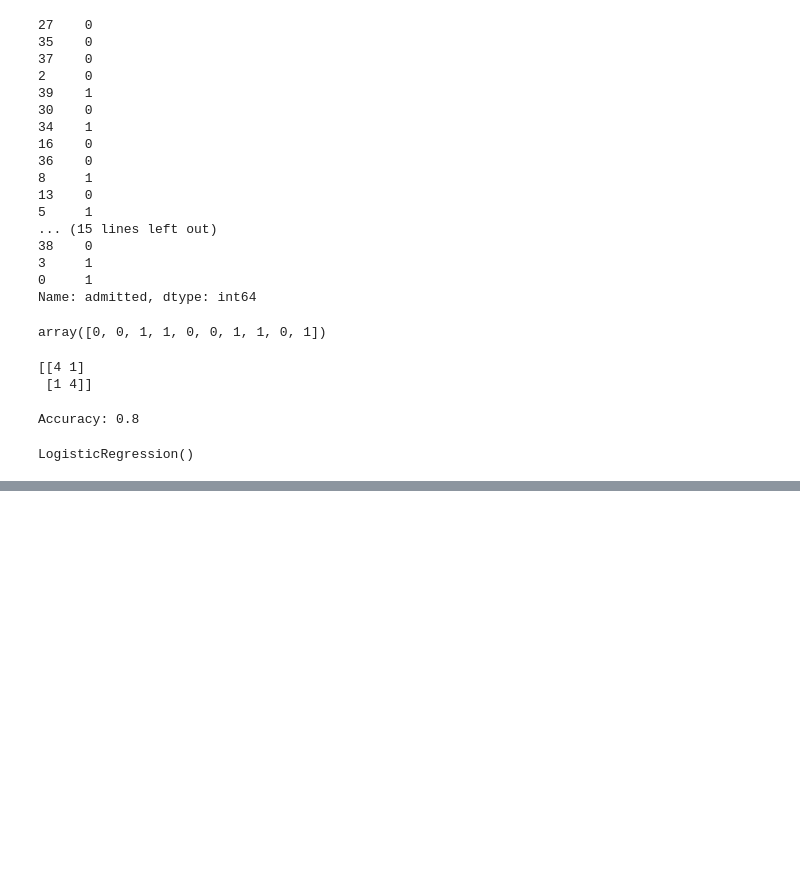
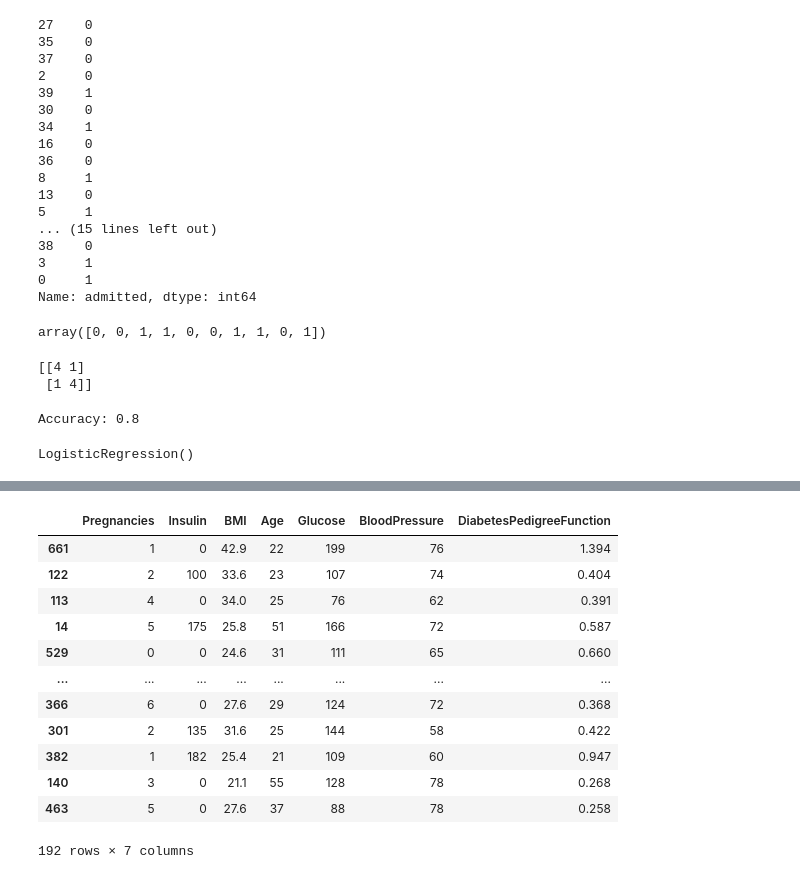
Before and after one commit to vedant23nanoti-spec/Python-ML--libraries-, a Jupyter notebook: intro to machine learning.ipynb, the cells around one changed output, grey strips where cells are left out. Drawn from its saved outputs; the diff is of its cells as text; code cells hidden in the pictures; blank space fills up the shorter version.

```diff
--- a/intro to machine learning.ipynb
+++ b/intro to machine learning.ipynb
@@ -518,0 +602,16 @@ NameError: name 'LogisticRegression' is not defined
+# %%
+X_test
+# %% [output]
+|  | Pregnancies | Insulin | BMI | Age | Glucose | BloodPressure | DiabetesPedigreeFunction |
+| 661 | 1 | 0 | 42.9 | 22 | 199 | 76 | 1.394 |
+| 122 | 2 | 100 | 33.6 | 23 | 107 | 74 | 0.404 |
+| 113 | 4 | 0 | 34.0 | 25 | 76 | 62 | 0.391 |
+| 14 | 5 | 175 | 25.8 | 51 | 166 | 72 | 0.587 |
+| 529 | 0 | 0 | 24.6 | 31 | 111 | 65 | 0.660 |
+| ... | ... | ... | ... | ... | ... | ... | ... |
+| 366 | 6 | 0 | 27.6 | 29 | 124 | 72 | 0.368 |
+| 301 | 2 | 135 | 31.6 | 25 | 144 | 58 | 0.422 |
+| 382 | 1 | 182 | 25.4 | 21 | 109 | 60 | 0.947 |
+| 140 | 3 | 0 | 21.1 | 55 | 128 | 78 | 0.268 |
+| 463 | 5 | 0 | 27.6 | 37 | 88 | 78 | 0.258 |
+192 rows × 7 columns
```
Also changed, not shown: parts of 21 cells of this notebook.
